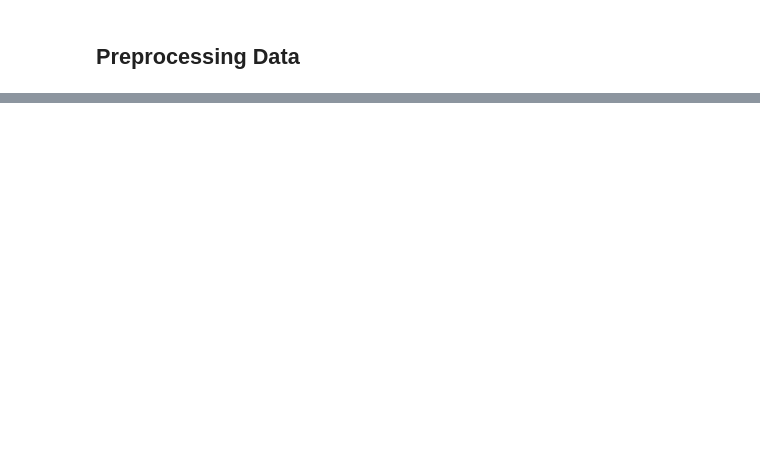
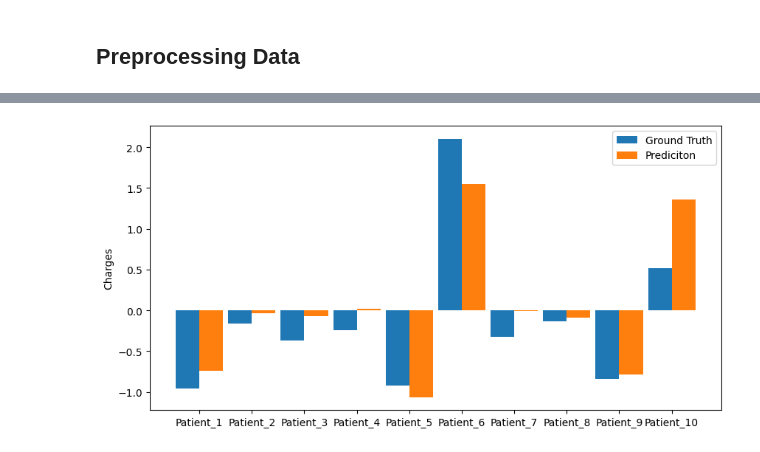
Before and after one commit to J-T-Nelson/Python_code, a Jupyter notebook: PrinciplesOfDS_Course/Labs/lab03-(Nelson_Jon).ipynb, the cells around one changed output, grey strips where cells are left out. Saved outputs shown, nothing was run; the diff lists cells and outputs as text; code cells hidden in the pictures; blank space fills up the shorter version.

```diff
--- a/PrinciplesOfDS_Course/Labs/lab03-(Nelson_Jon).ipynb
+++ b/PrinciplesOfDS_Course/Labs/lab03-(Nelson_Jon).ipynb
@@ -93,0 +159,27 @@ Data columns (total 7 columns):
+# %%
+import matplotlib.pyplot as plt
+from sklearn.metrics import r2_score
+
+yTestPred = lr.predict(Xtest)
+yTestPredBin = lrBin.predict(XtestBin)
+
+mae = mean_absolute_error(yTestPred, yTest)
+maeBin = mean_absolute_error(yTestPredBin, yTestBin)
+mse = mean_squared_error(yTestPred, yTest)
+mseBin = mean_squared_error(yTestPredBin, yTestBin)
+rmse = np.sqrt(mse)
+rmseBin = np.sqrt(mseBin)
+r2 = r2_score(yTestPred, yTest)
+r2Bin = r2_score(yTestPredBin, yTestBin)
+
+print('prediction for training set:')
+print('MAE is: {}'.format(mae))
+print('MSE is: {}'.format(mse))
+print('RMSE is: {}'.format(rmse))
+print('r^2 is: {}'.format(r2))
+
+print('prediction for Binary training set:')
+print('MAEBin is: {}'.format(maeBin))
+print('MSEBin is: {}'.format(mseBin))
+print('RMSEBin is: {}'.format(rmseBin))
+print('r^2 Bin is: {}'.format(r2Bin))
@@ -93,0 +201,19 @@ Data columns (total 7 columns):
+# %%
+# visualization for fully standardized data:
+
+labels = ['Patient_1','Patient_2','Patient_3','Patient_4','Patient_5','Patient_6','Patient_7','Patient_8','Patient_9','Patient_10']
+x = np.arange(len(labels))
+width = .45
+
+figure, axes = plt.subplots(figsize=(10,5))
+bars1 = axes.bar(x-width/2, yTest[0:10], width, label='Ground Truth')
+bars2 = axes.bar(x+width/2, yTestPred[0:10], width, label='Prediciton')
+
+axes.set_ylabel('Charges')
+axes.set_xticks(x)
+axes.set_xticklabels(labels)
+axes.legend()
+
+plt.show()
+# %% [output]
+[figure, added]
```
Also changed, not shown: parts of 22 cells of this notebook, 2 other files.
